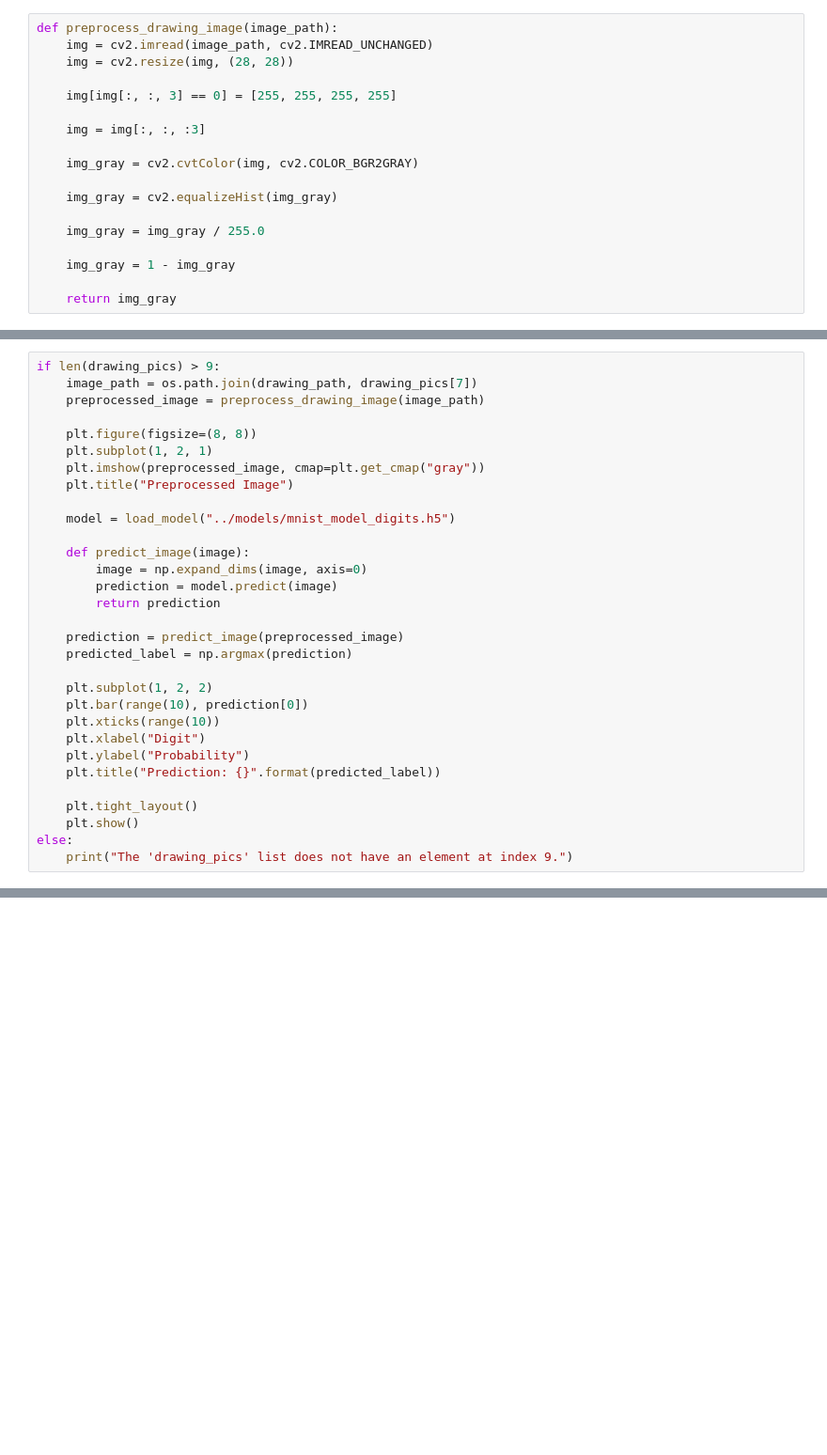
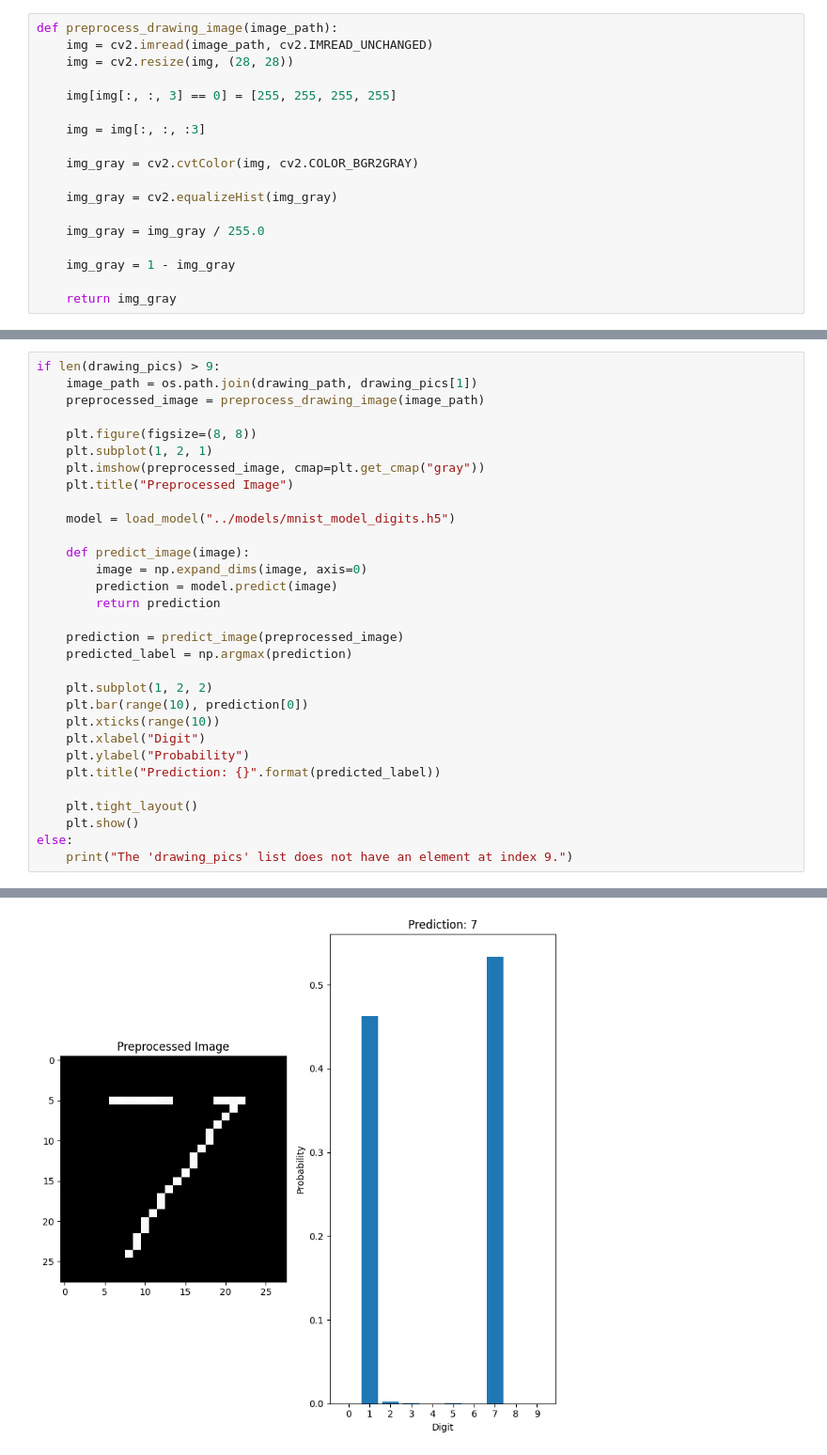
Before and after one commit to Loke-60000/Digits-letters-clothes-Classifier, a Jupyter notebook: modelTesting/testing.ipynb, the cells around one changed output, grey strips where cells are left out. Shown at 94% size. Drawn from its saved outputs; the diff is of its cells as text; blank space fills up the shorter version.

```diff
--- a/modelTesting/testing.ipynb
+++ b/modelTesting/testing.ipynb
@@ -59,6 +83,6 @@ plt.show()
 # %%
 if len(drawing_pics) > 9:
-    image_path = os.path.join(drawing_path, drawing_pics[7])
+    image_path = os.path.join(drawing_path, drawing_pics[1])
     preprocessed_image = preprocess_drawing_image(image_path)
 
     plt.figure(figsize=(8, 8))
@@ -87,3 +111,4 @@ if len(drawing_pics) > 9:
     plt.show()
 else:
     print("The 'drawing_pics' list does not have an element at index 9.")
+# %% [output]
@@ -89,0 +117 @@ else:
+[figure, added]
```
Also changed, not shown: parts of 5 cells of this notebook, 3 other files.
